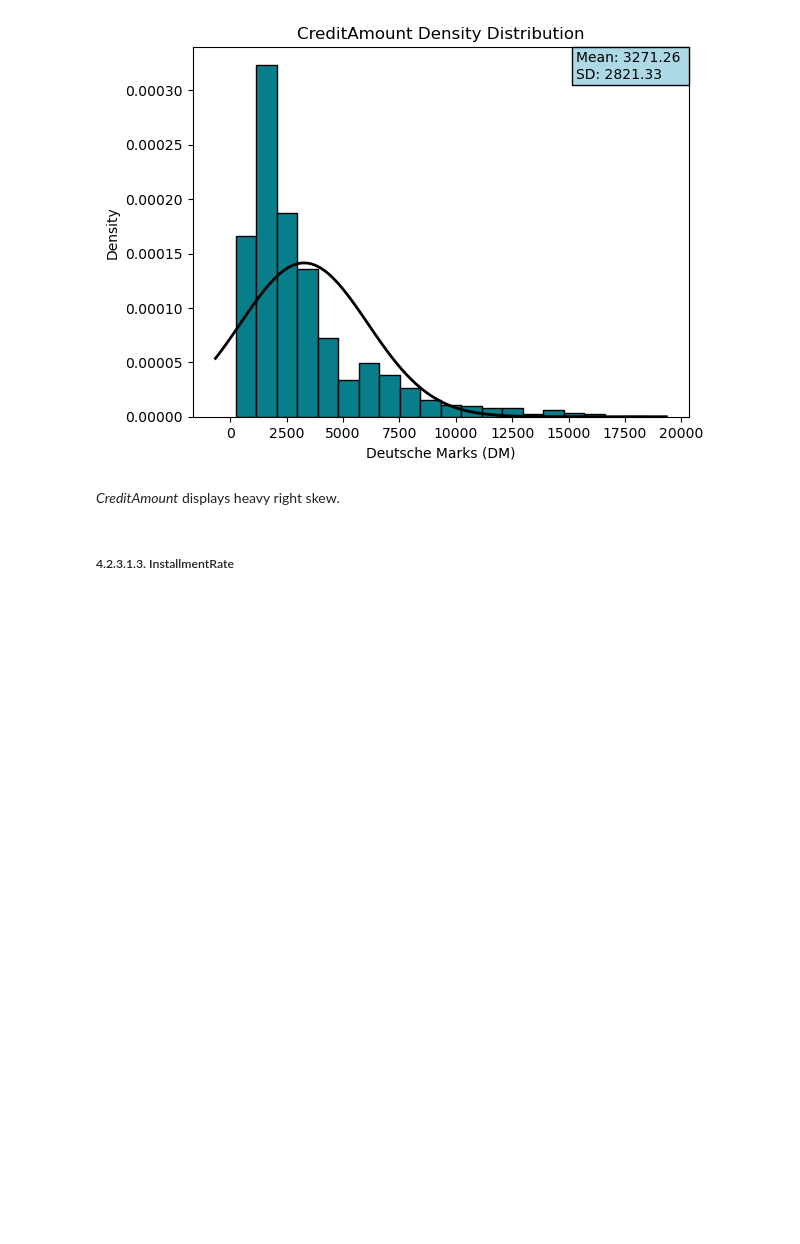
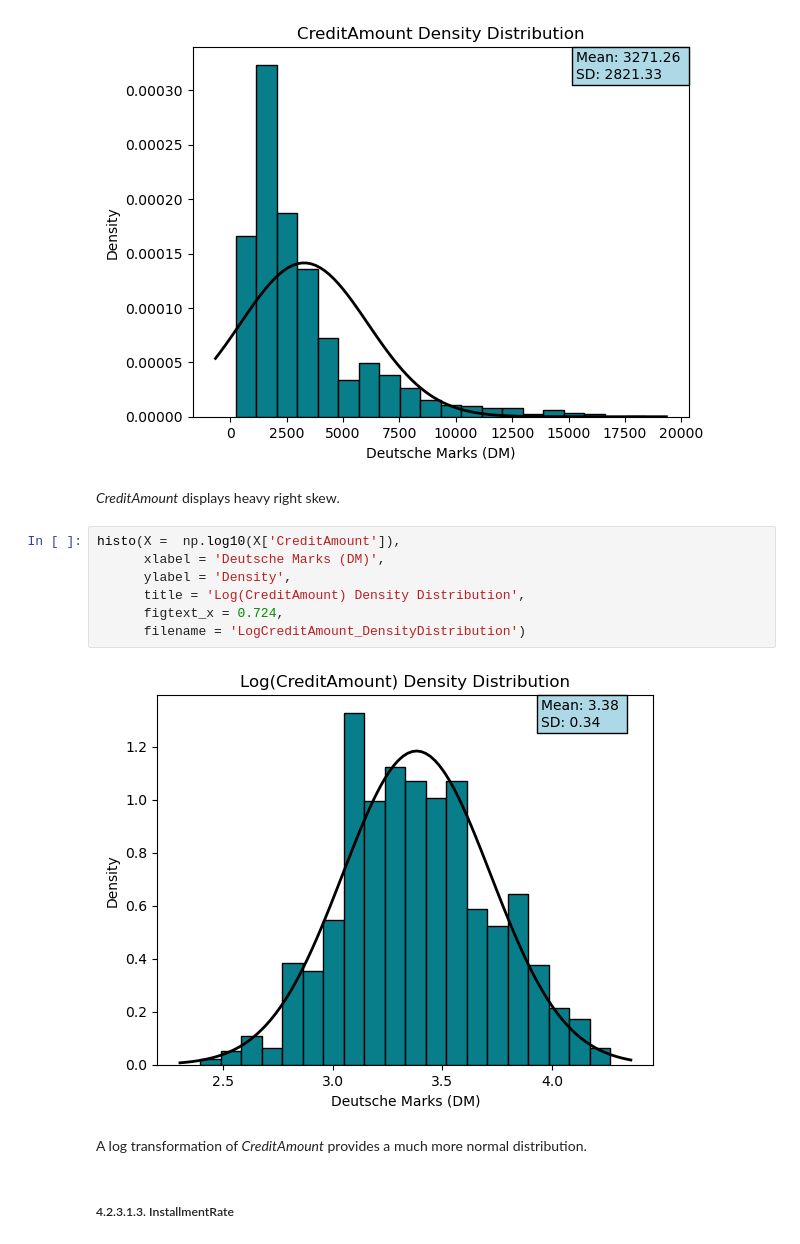
Before and after one commit to SMemic4/Credit-Risk-Classification, a Jupyter notebook: notebooks/credit_card_risk_classificaiton.ipynb, the cells around one changed output. Cells and saved outputs as stored; diff of their text form; blank space fills up the shorter version.

```diff
--- a/notebooks/credit_card_risk_classificaiton.ipynb
+++ b/notebooks/credit_card_risk_classificaiton.ipynb
@@ -546,6 +558,17 @@ histo(X=X['CreditAmount'],
 [figure]
 # %% [markdown]
 *CreditAmount* displays heavy right skew.
+# %%
+histo(X =  np.log10(X['CreditAmount']),
+      xlabel = 'Deutsche Marks (DM)',
+      ylabel = 'Density',
+      title = 'Log(CreditAmount) Density Distribution',
+      figtext_x = 0.724,
+      filename = 'LogCreditAmount_DensityDistribution')
+# %% [output]
+[figure, added]
+# %% [markdown]
+A log transformation of *CreditAmount* provides a much more normal distribution.
 # %% [markdown]
 ##### 4.2.3.1.3. InstallmentRate
 # %%
```
Also changed, not shown: parts of 33 cells of this notebook, 2 other files.
